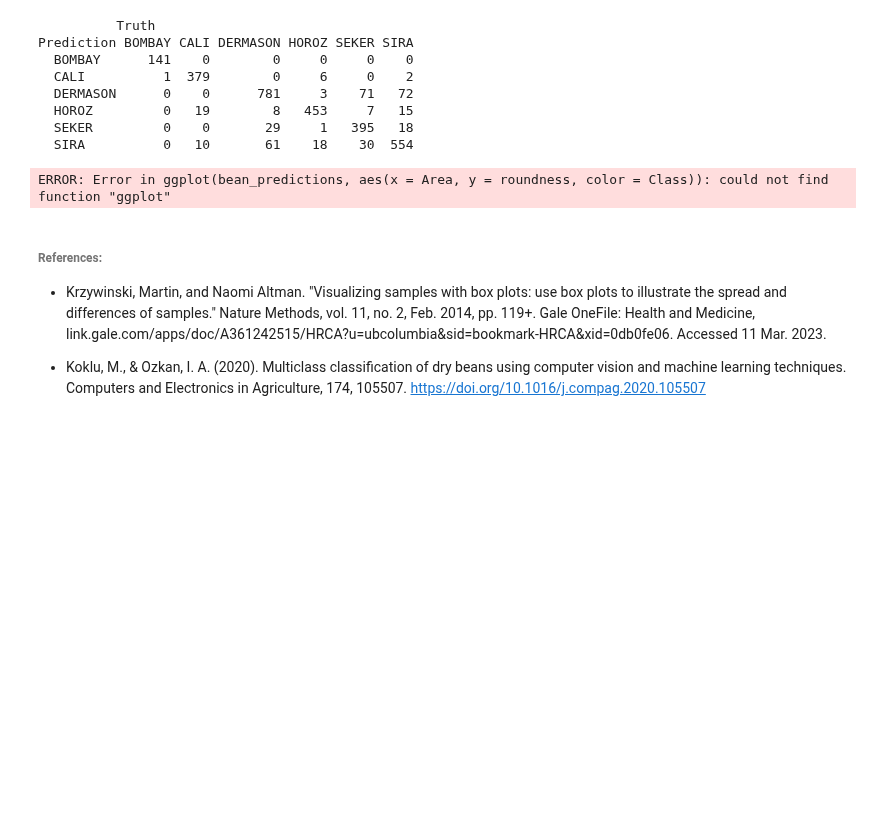
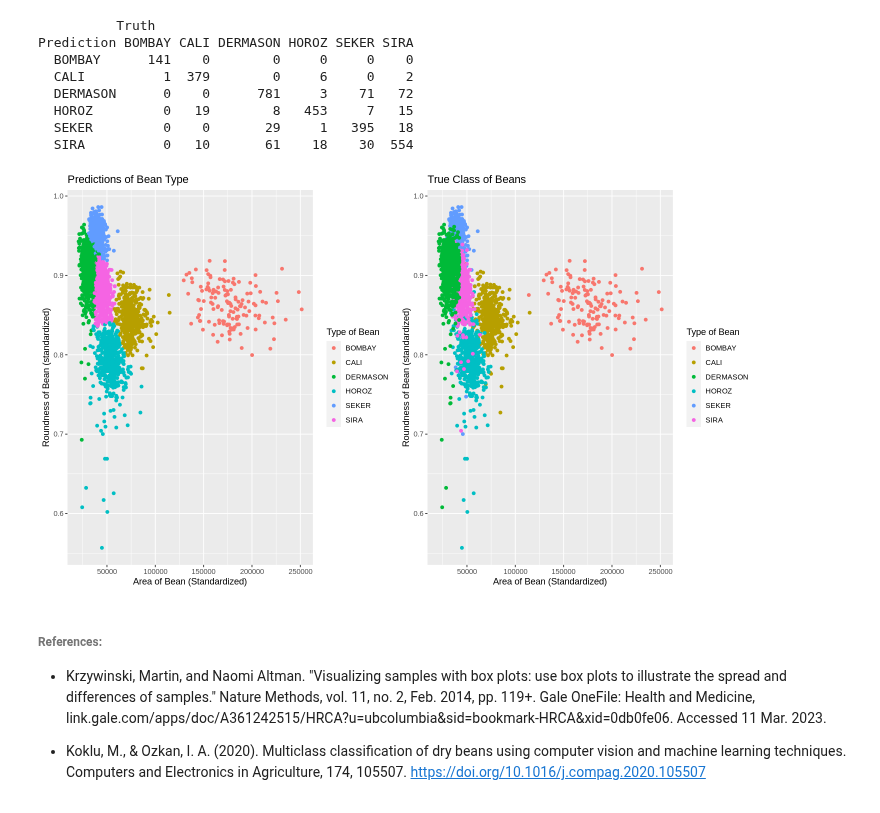
Before and after one commit to emeraldnqa/Bean-Type-Classfiifcation, a Jupyter notebook: proposal code.ipynb, the cells around one changed output. Drawn from its saved outputs; the diff is of its cells as text; code cells hidden in the pictures; blank space fills up the shorter version.

Commit message:
Plotted predictions and true class side by side

```diff
--- a/proposal code.ipynb
+++ b/proposal code.ipynb
@@ -372,14 +372,24 @@ Prediction BOMBAY CALI DERMASON HOROZ SEKER SIRA
   SIRA          0   10       61    18    30  554
 # %%
 #visual comparison of true class vs predicted class
+library(ggplot2)
+library(cowplot)
 
 bean_predictions_plot <- bean_predictions |>
+    ggplot(aes(x = Area, y = roundness, color = .pred_class)) +
+    geom_point() +
+    labs(x = "Area of Bean (Standardized)", y = "Roundness of Bean (standardized)", color = "Type of Bean") +
+    ggtitle("Predictions of Bean Type")
+
+bean_trueclass_plot <- bean_predictions |>
     ggplot(aes(x = Area, y = roundness, color = Class)) +
     geom_point() +
-    labs(x = "Area of Bean (Standardized)", y = "Roundness of Bean (standardized)", color = "Type of Bean")
-bean_predictions_plot
+    labs(x = "Area of Bean (Standardized)", y = "Roundness of Bean (standardized)", color = "Type of Bean") +
+    ggtitle("True Class of Beans")
+
+plot_grid(bean_predictions_plot, bean_trueclass_plot, ncol = 2)
 # %% [output]
-ERROR: Error in ggplot(bean_predictions, aes(x = Area, y = roundness, color = Class)): could not find function "ggplot"
+[figure, added]
 # %% [markdown]
 ###### References:
 - Krzywinski, Martin, and Naomi Altman. "Visualizing samples with box plots: use box plots to illustrate the spread and differences of samples." Nature Methods, vol. 11, no. 2, Feb. 2014, pp. 119+. Gale OneFile: Health and Medicine, link.gale.com/apps/doc/A361242515/HRCA?u=ubcolumbia&sid=bookmark-HRCA&xid=0db0fe06. Accessed 11 Mar. 2023.
```
Also changed, not shown: parts of 1 cell of this notebook.
